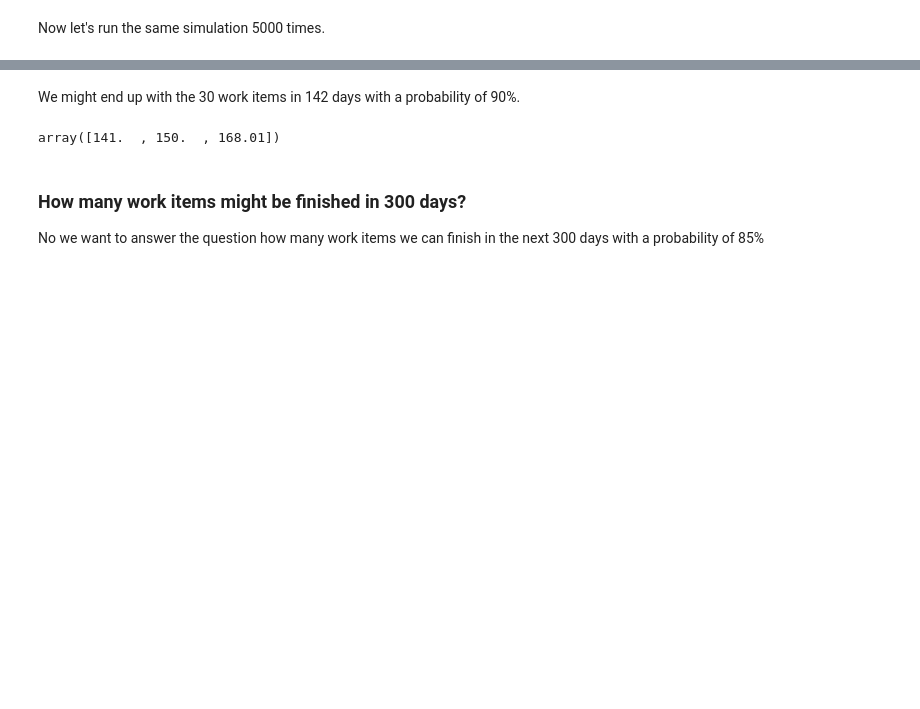
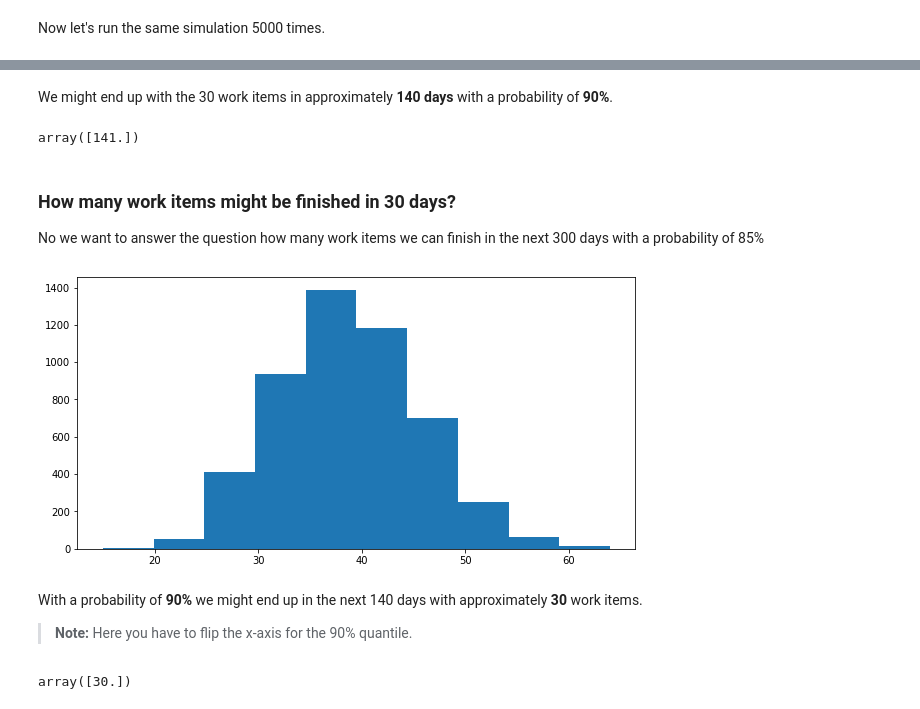
Before and after one commit to rueedlinger/monte-carlo-simulation, a Jupyter notebook: notebooks/forecasting_with_monte_carlo.ipynb, the cells around one changed output, grey strips where cells are left out. Saved outputs shown, nothing was run; the diff lists cells and outputs as text; code cells hidden in the pictures; blank space fills up the shorter version.

```diff
--- a/notebooks/forecasting_with_monte_carlo.ipynb
+++ b/notebooks/forecasting_with_monte_carlo.ipynb
@@ -99,7 +99,6 @@ print(stats.variation(project_1_cycle_times))
 
 ### Utility Functions
 # %%
-
 def cumulative_sum(total_work_items, cycle_times, selector):
     total = [0]
     for i, e in enumerate(range(total_work_items)):
@@ -119,6 +118,23 @@ def simulate_cycle_times(num_of_iterations, total_work_items, cycle_times):
         totals.append(i[-1])
 
     return totals, list_random_walks
+
+
+def simulate_days(num_of_iterations, max_days, cycle_times):
+    totals = []
+    for i in range(num_of_iterations):
+        simulated_cycle_times = [0]
+
+        while True:
+            n = random.choice(cycle_times) + simulated_cycle_times[-1]
+            if n > max_days:
+                break
+            else:
+                simulated_cycle_times.append(n)
+
+        totals.append(len(simulated_cycle_times) - 1)
+
+    return totals
 # %% [markdown]
 ### When are the next 30 work items finished?
 Let's simulate for 'project 0' how many days it might take to finish the next 30 work items.
@@ -203,10 +218,31 @@ plt.hist(simulated_total, bins=50);
 # %% [markdown]
-We might end up with the 30 work items in 142 days with a probability of 90%.
+
+We might end up with the 30 work items in approximately **140 days** with a probability of **90%**.
 # %%
-np.quantile(simulated_total, q=[0.90,0.95,0.99])
+np.quantile(simulated_total, q=[0.90])
 # %% [output]
-array([141.  , 150.  , 168.01])
+array([141.])
 # %% [markdown]
-### How many work items might be finished in 300 days?
+### How many work items might be finished in 30 days?
 
 No we want to answer the question how many work items we can finish in the next 300 days with a probability of 85%
+# %%
+num_of_iterations = 5000
+max_work_days = 142
+
+
+simulated_work_items_total = simulate_days(num_of_iterations, max_work_days, project_0_cycle_times)
+
+fig, ax = plt.subplots(figsize=(10, 5))
+
+plt.hist(simulated_work_items_total);
+# %% [output]
+[figure, added]
+# %% [markdown]
+With a probability of **90%**  we might end up in the next 140 days with approximately **30** work items.
+
+> **Note:** Here you have to flip the x-axis for the 90% quantile.
+# %%
+np.quantile(simulated_work_items_total, q=[0.1])
+# %% [output]
+array([30.])
```
Also changed, not shown: parts of 3 cells of this notebook.
